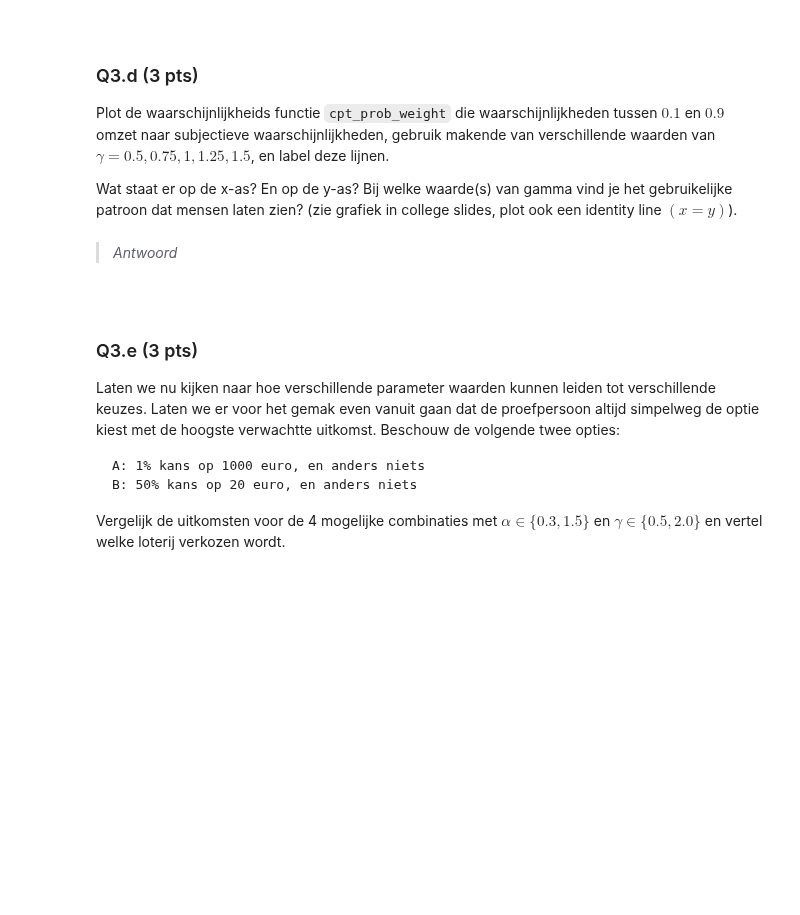
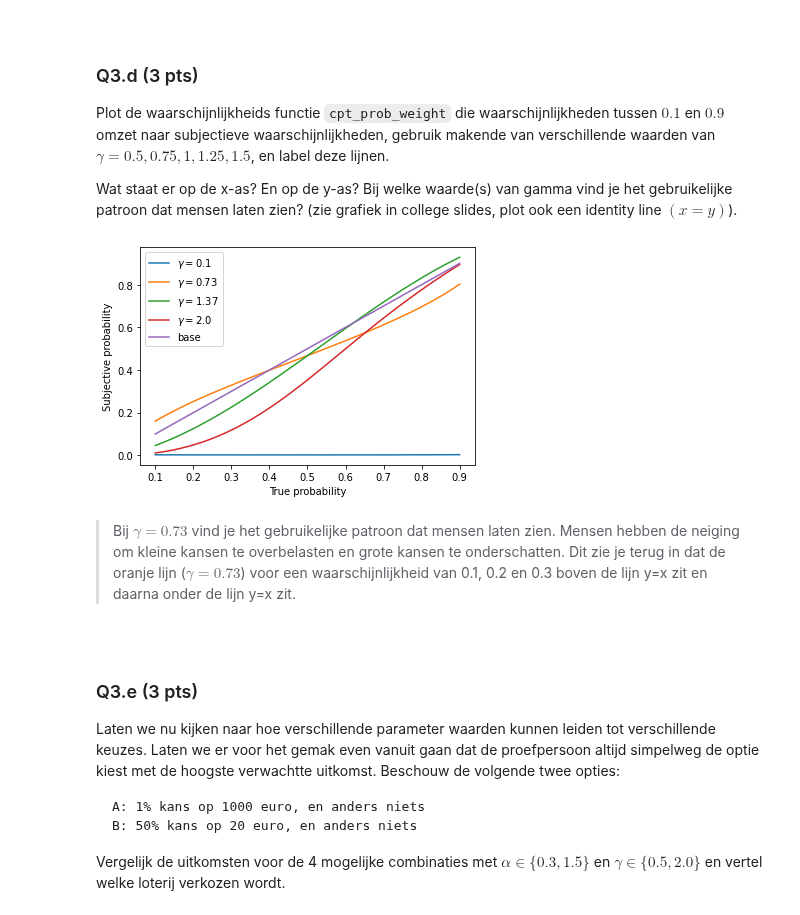
Before and after one commit to Tim-pijnacker/CGM, a Jupyter notebook: Assignment_4/Assignment_4a.ipynb, the cells around one changed output. Cells and saved outputs as stored; diff of their text form; code cells hidden in the pictures; blank space fills up the shorter version.

```diff
--- a/Assignment_4/Assignment_4a.ipynb
+++ b/Assignment_4/Assignment_4a.ipynb
@@ -233,5 +264,22 @@ vec_prob_weight = np.vectorize(cpt_prob_weight, excluded=[1])
-# %% [markdown]
-> *Antwoord*
+# %%
+vec_prob_weight = np.vectorize(cpt_prob_weight, excluded=[1])
+gammas = np.linspace(0.1, 2, 4)
+x = np.linspace(0.1, 0.9)
+
+for gamma in gammas:
+    y = cpt_prob_weight(x, gamma)
+    plt.plot(x, y, label=r'$\gamma=$'+str(round(gamma, 2)))
+
+plt.plot(x, x, label='base')
+
+plt.xlabel("True probability")
+plt.ylabel("Subjective probability")
+plt.legend()
+plt.show()
+# %% [output]
+[figure, added]
+# %% [markdown]
+> Bij $\gamma = 0.73$ vind je het gebruikelijke patroon dat mensen laten zien. Mensen hebben de neiging om kleine kansen te overbelasten en grote kansen te onderschatten. Dit zie je terug in dat de oranje lijn ($\gamma = 0.73$) voor een waarschijnlijkheid van 0.1, 0.2 en 0.3 boven de lijn y=x zit en daarna onder de lijn y=x zit.
 # %% [markdown]
 <br>
 
```
Also changed, not shown: parts of 21 cells of this notebook, 2 other files.
